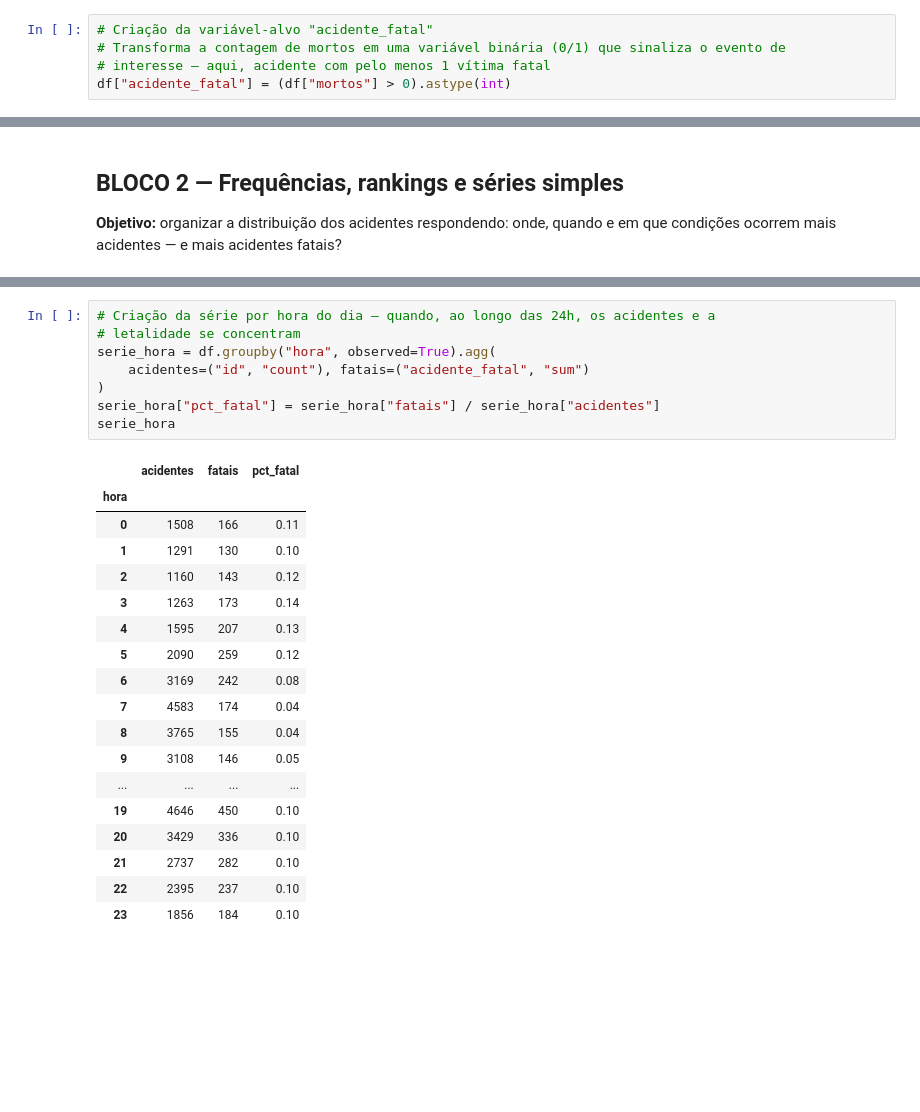
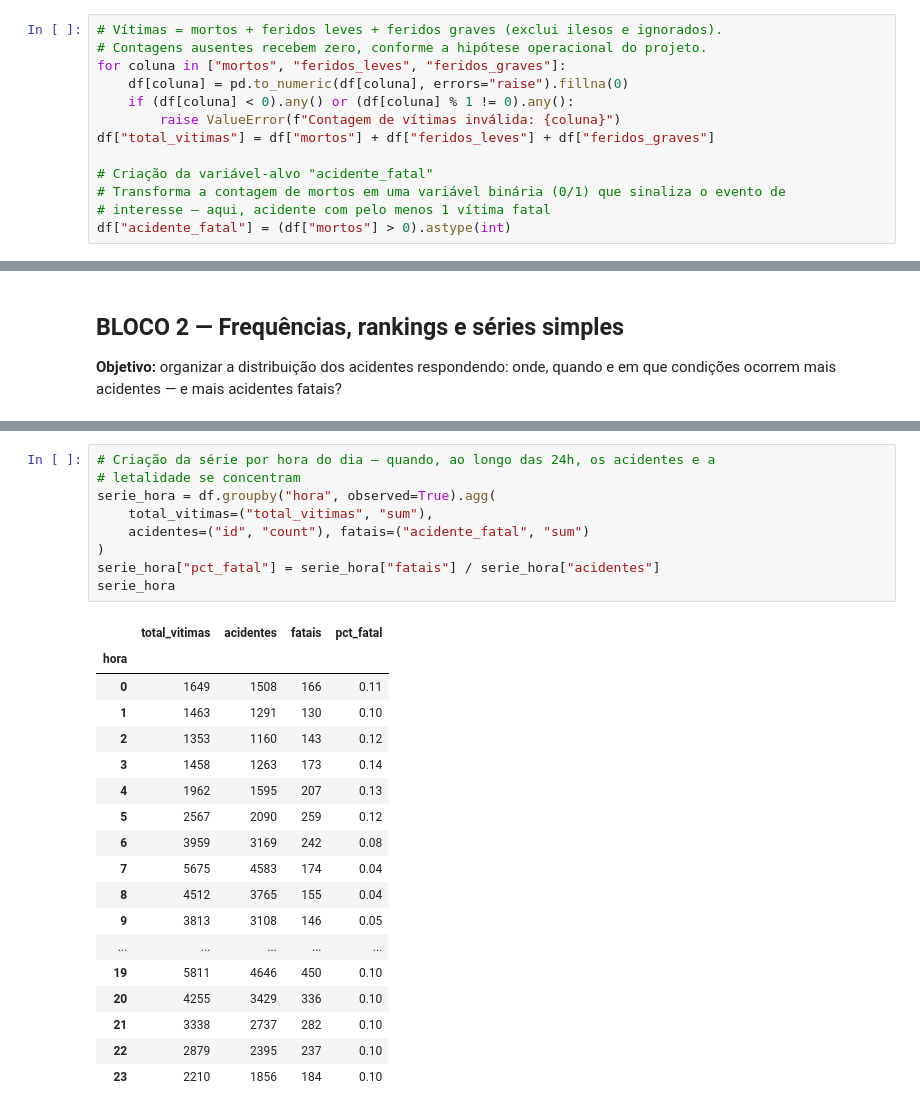
Before and after one commit to WilsonAgomes/Atividades_Aponti, a Jupyter notebook: atividade_unidade_5_2_prf/EDA — Indicadores e Fatores Associados a Acidentes Fatais.ipynb, the cells around one changed output, grey strips where cells are left out. Cells and saved outputs as stored; diff of their text form; blank space fills up the shorter version.

```diff
--- a/atividade_unidade_5_2_prf/EDA — Indicadores e Fatores Associados a Acidentes Fatais.ipynb
+++ b/atividade_unidade_5_2_prf/EDA — Indicadores e Fatores Associados a Acidentes Fatais.ipynb
@@ -179,6 +179,14 @@ Com Vítimas Fatais      5209
 NaN                        1
 Name: count, dtype: int64
 # %%
+# Vítimas = mortos + feridos leves + feridos graves (exclui ilesos e ignorados).
+# Contagens ausentes recebem zero, conforme a hipótese operacional do projeto.
+for coluna in ["mortos", "feridos_leves", "feridos_graves"]:
+    df[coluna] = pd.to_numeric(df[coluna], errors="raise").fillna(0)
+    if (df[coluna] < 0).any() or (df[coluna] % 1 != 0).any():
+        raise ValueError(f"Contagem de vítimas inválida: {coluna}")
+df["total_vitimas"] = df["mortos"] + df["feridos_leves"] + df["feridos_graves"]
+
 # Criação da variável-alvo "acidente_fatal"
 # Transforma a contagem de mortos em uma variável binária (0/1) que sinaliza o evento de
 # interesse — aqui, acidente com pelo menos 1 vítima fatal
@@ -452,30 +470,31 @@ serie_mensal
 # %%
 # Criação da série por hora do dia — quando, ao longo das 24h, os acidentes e a
 # letalidade se concentram
 serie_hora = df.groupby("hora", observed=True).agg(
+    total_vitimas=("total_vitimas", "sum"),
     acidentes=("id", "count"), fatais=("acidente_fatal", "sum")
 )
 serie_hora["pct_fatal"] = serie_hora["fatais"] / serie_hora["acidentes"]
 serie_hora
 # %% [output]
-|  | acidentes | fatais | pct_fatal |
-| hora |  |  |  |
-| 0 | 1508 | 166 | 0.11 |
-| 1 | 1291 | 130 | 0.10 |
-| 2 | 1160 | 143 | 0.12 |
-| 3 | 1263 | 173 | 0.14 |
-| 4 | 1595 | 207 | 0.13 |
-| 5 | 2090 | 259 | 0.12 |
-| 6 | 3169 | 242 | 0.08 |
-| 7 | 4583 | 174 | 0.04 |
-| 8 | 3765 | 155 | 0.04 |
-| 9 | 3108 | 146 | 0.05 |
-| ... | ... | ... | ... |
-| 19 | 4646 | 450 | 0.10 |
-| 20 | 3429 | 336 | 0.10 |
-| 21 | 2737 | 282 | 0.10 |
-| 22 | 2395 | 237 | 0.10 |
-| 23 | 1856 | 184 | 0.10 |
+|  | total_vitimas | acidentes | fatais | pct_fatal |
+| hora |  |  |  |  |
+| 0 | 1649 | 1508 | 166 | 0.11 |
+| 1 | 1463 | 1291 | 130 | 0.10 |
+| 2 | 1353 | 1160 | 143 | 0.12 |
+| 3 | 1458 | 1263 | 173 | 0.14 |
+| 4 | 1962 | 1595 | 207 | 0.13 |
+| 5 | 2567 | 2090 | 259 | 0.12 |
+| 6 | 3959 | 3169 | 242 | 0.08 |
+| 7 | 5675 | 4583 | 174 | 0.04 |
+| 8 | 4512 | 3765 | 155 | 0.04 |
+| 9 | 3813 | 3108 | 146 | 0.05 |
+| ... | ... | ... | ... | ... |
+| 19 | 5811 | 4646 | 450 | 0.10 |
+| 20 | 4255 | 3429 | 336 | 0.10 |
+| 21 | 3338 | 2737 | 282 | 0.10 |
+| 22 | 2879 | 2395 | 237 | 0.10 |
+| 23 | 2210 | 1856 | 184 | 0.10 |
 # %%
 # Definição da função de análise bivariada
 # Função central do roteiro: recebe uma variável explicativa (ex.: "causa_acidente") e cruza
```
Also changed, not shown: parts of 14 cells of this notebook, 33 other files.
